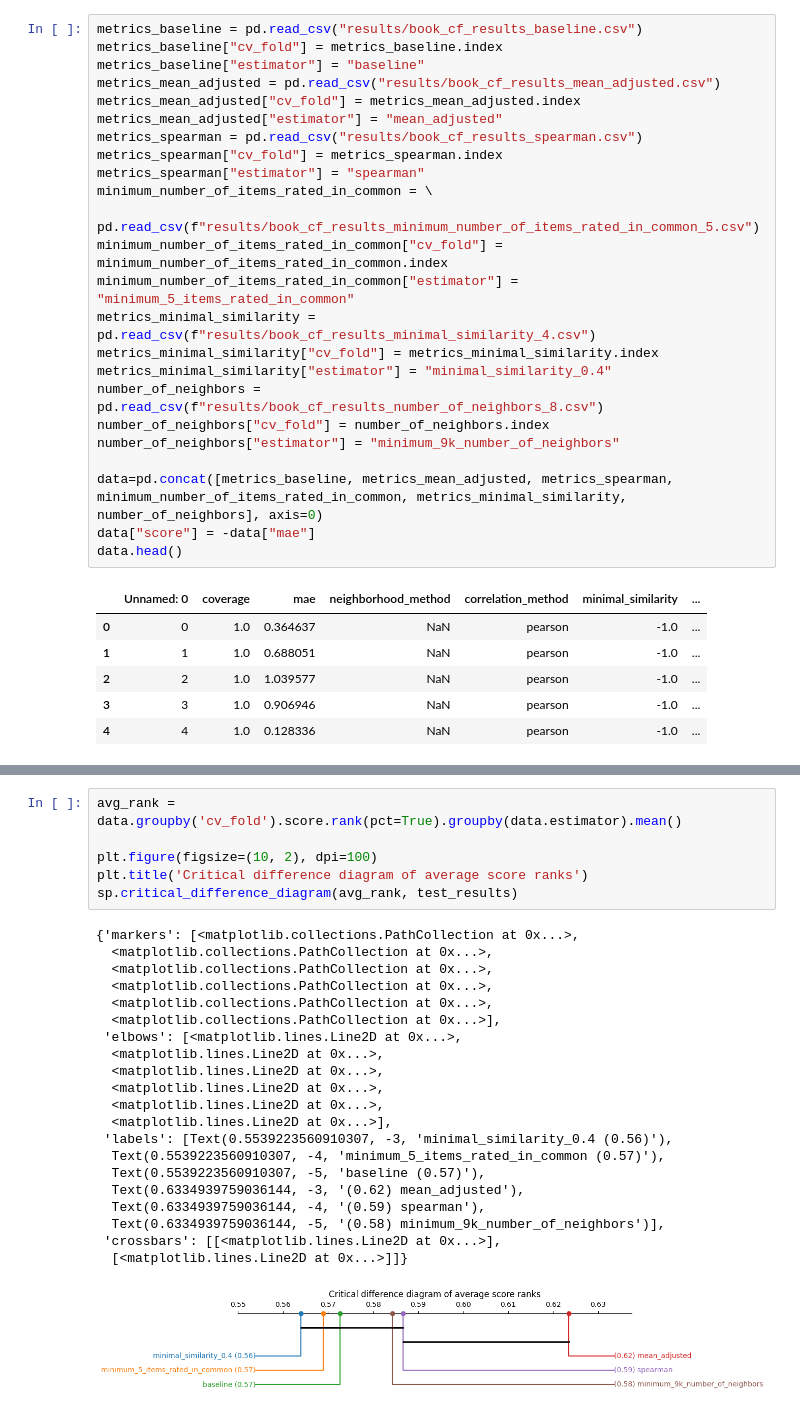
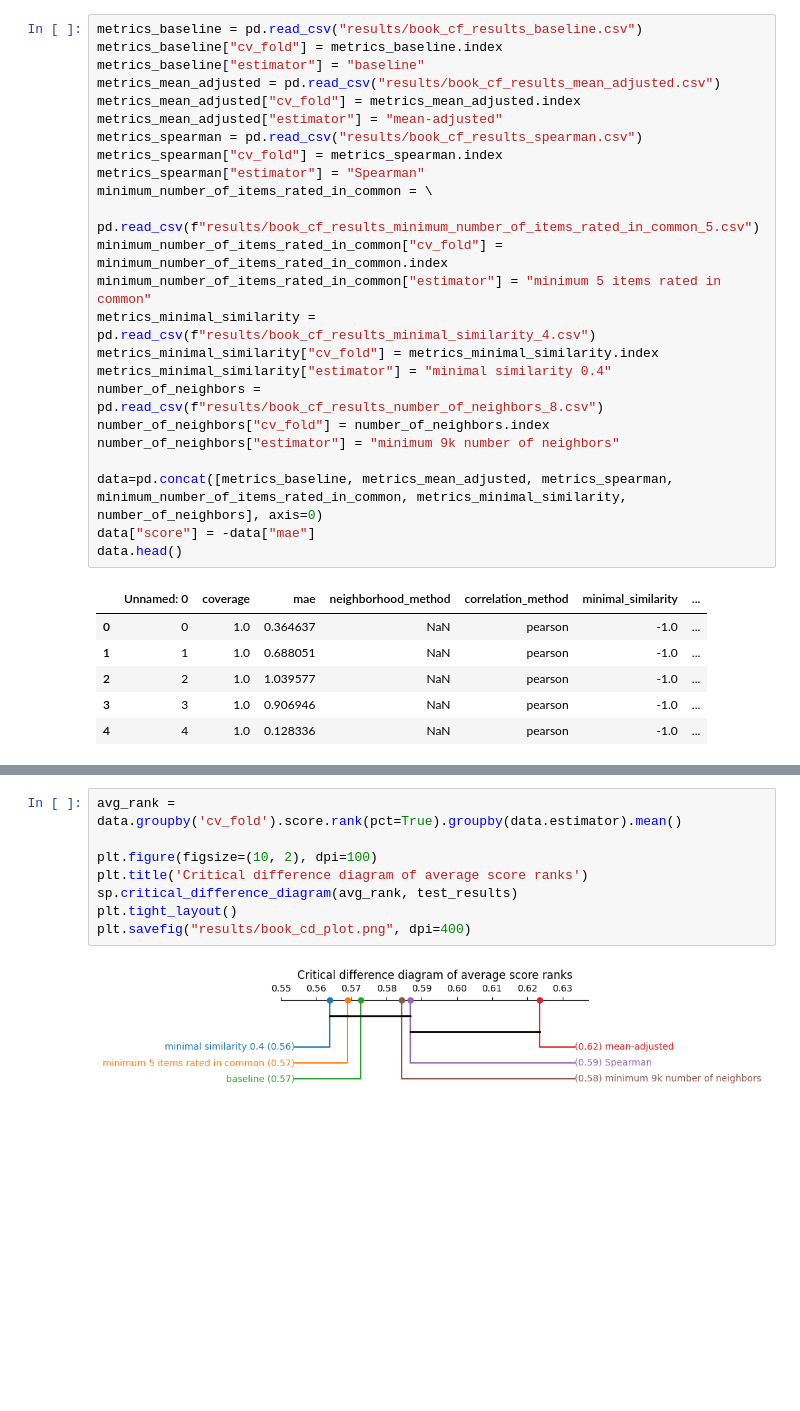
Before and after one commit to fkemeth/book_collaborative_filtering, a Jupyter notebook: evaluate_book_cf.ipynb, the cells around one changed output, grey strips where cells are left out. Cells and saved outputs as stored; diff of their text form; blank space fills up the shorter version.

Commit message:
Added plots.

```diff
--- a/evaluate_book_cf.ipynb
+++ b/evaluate_book_cf.ipynb
@@ -238,20 +238,20 @@ metrics_baseline["cv_fold"] = metrics_baseline.index
 metrics_baseline["estimator"] = "baseline"
 metrics_mean_adjusted = pd.read_csv("results/book_cf_results_mean_adjusted.csv")
 metrics_mean_adjusted["cv_fold"] = metrics_mean_adjusted.index
-metrics_mean_adjusted["estimator"] = "mean_adjusted"
+metrics_mean_adjusted["estimator"] = "mean-adjusted"
 metrics_spearman = pd.read_csv("results/book_cf_results_spearman.csv")
 metrics_spearman["cv_fold"] = metrics_spearman.index
-metrics_spearman["estimator"] = "spearman"
+metrics_spearman["estimator"] = "Spearman"
 minimum_number_of_items_rated_in_common = \
     pd.read_csv(f"results/book_cf_results_minimum_number_of_items_rated_in_common_5.csv")
 minimum_number_of_items_rated_in_common["cv_fold"] = minimum_number_of_items_rated_in_common.index
-minimum_number_of_items_rated_in_common["estimator"] = "minimum_5_items_rated_in_common"
+minimum_number_of_items_rated_in_common["estimator"] = "minimum 5 items rated in common"
 metrics_minimal_similarity = pd.read_csv(f"results/book_cf_results_minimal_similarity_4.csv")
 metrics_minimal_similarity["cv_fold"] = metrics_minimal_similarity.index
-metrics_minimal_similarity["estimator"] = "minimal_similarity_0.4"
+metrics_minimal_similarity["estimator"] = "minimal similarity 0.4"
 number_of_neighbors = pd.read_csv(f"results/book_cf_results_number_of_neighbors_8.csv")
 number_of_neighbors["cv_fold"] = number_of_neighbors.index
-number_of_neighbors["estimator"] = "minimum_9k_number_of_neighbors"
+number_of_neighbors["estimator"] = "minimum 9k number of neighbors"
 
 data=pd.concat([metrics_baseline, metrics_mean_adjusted, metrics_spearman, minimum_number_of_items_rated_in_common, metrics_minimal_similarity, number_of_neighbors], axis=0)
 data["score"] = -data["mae"]
@@ -278,28 +278,10 @@ sp.sign_plot(test_results)
 # %%
 avg_rank = data.groupby('cv_fold').score.rank(pct=True).groupby(data.estimator).mean()
 
 plt.figure(figsize=(10, 2), dpi=100)
 plt.title('Critical difference diagram of average score ranks')
 sp.critical_difference_diagram(avg_rank, test_results)
+plt.tight_layout()
+plt.savefig("results/book_cd_plot.png", dpi=400)
 # %% [output]
-{'markers': [<matplotlib.collections.PathCollection at 0x...>,
-  <matplotlib.collections.PathCollection at 0x...>,
-  <matplotlib.collections.PathCollection at 0x...>,
-  <matplotlib.collections.PathCollection at 0x...>,
-  <matplotlib.collections.PathCollection at 0x...>,
-  <matplotlib.collections.PathCollection at 0x...>],
- 'elbows': [<matplotlib.lines.Line2D at 0x...>,
-  <matplotlib.lines.Line2D at 0x...>,
-  <matplotlib.lines.Line2D at 0x...>,
-  <matplotlib.lines.Line2D at 0x...>,
-  <matplotlib.lines.Line2D at 0x...>,
-  <matplotlib.lines.Line2D at 0x...>],
- 'labels': [Text(0.5539223560910307, -3, 'minimal_similarity_0.4 (0.56)'),
-  Text(0.5539223560910307, -4, 'minimum_5_items_rated_in_common (0.57)'),
-  Text(0.5539223560910307, -5, 'baseline (0.57)'),
-  Text(0.6334939759036144, -3, '(0.62) mean_adjusted'),
-  Text(0.6334939759036144, -4, '(0.59) spearman'),
-  Text(0.6334939759036144, -5, '(0.58) minimum_9k_number_of_neighbors')],
- 'crossbars': [[<matplotlib.lines.Line2D at 0x...>],
-  [<matplotlib.lines.Line2D at 0x...>]]}
-[figure, old version]
+[figure, new version]
```
Also changed, not shown: parts of 1 cell of this notebook, 2 other files.
